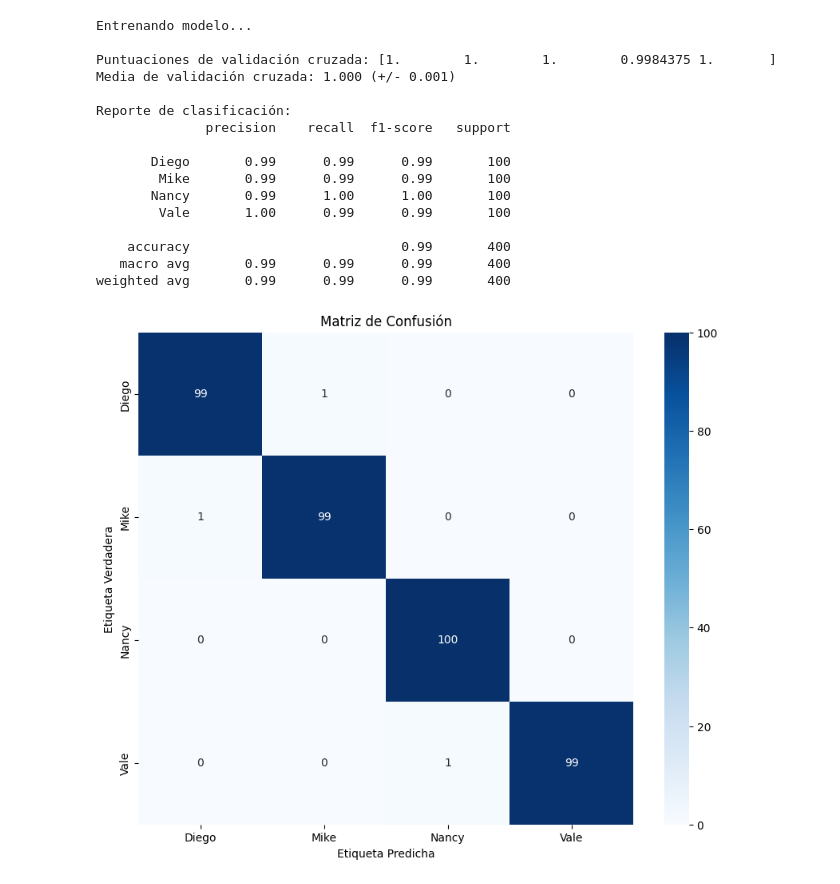
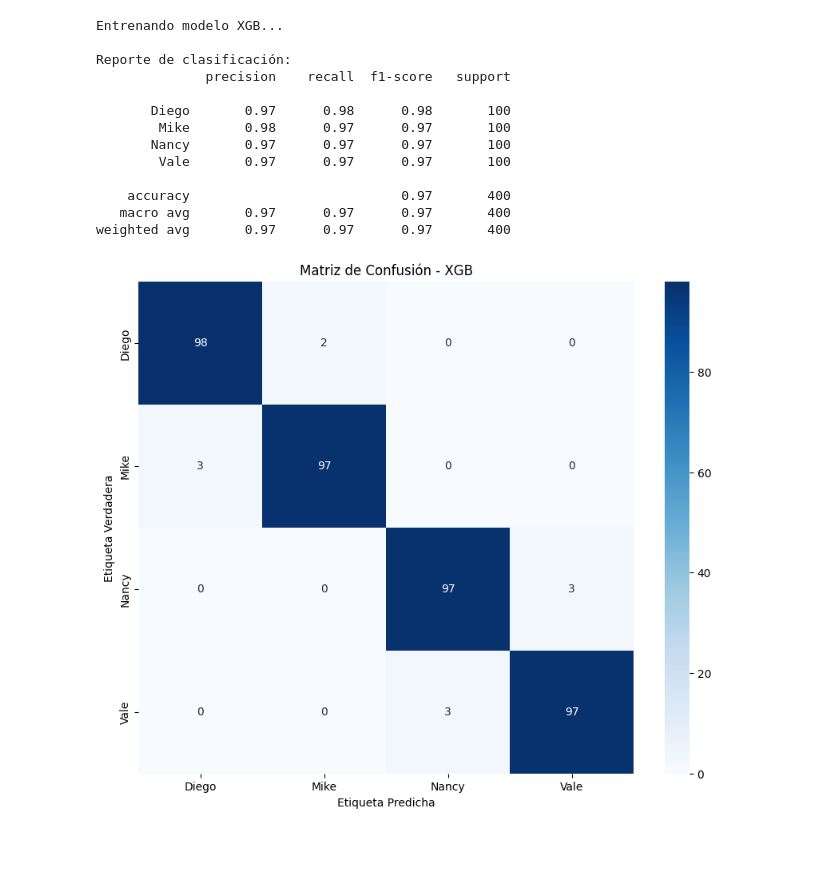
Before and after one commit to DiegoCastr00/ReconocimietoVoz, a Jupyter notebook: SpeechRecognition/speakerTrain.ipynb, the cells around one changed output. Saved outputs shown, nothing was run; the diff lists cells and outputs as text; code cells hidden in the pictures; blank space fills up the shorter version.

Commit message:
more models

```diff
--- a/SpeechRecognition/speakerTrain.ipynb
+++ b/SpeechRecognition/speakerTrain.ipynb
@@ -4,36 +4,33 @@ from AudioEnsembleClassifier import AudioEnsembleClassifier
 # %%
 def main():
     data = pd.read_csv('csv/speaker_features.csv')
     X = data.drop('persona', axis=1)
     y = data['persona']
 
     # Crear y entrenar el modelo
-    classifier = AudioEnsembleClassifier()
+    classifier = SpeakerClassifierRF()
     X_test, y_test, y_pred = classifier.train(X, y)
 
     # Guardar el modelo
-    classifier.save_model('AudioEnsembleClassifier.joblib')
+    classifier.save_model('speakerClassifierXG.joblib')
 
     # loaded_classifier = SpeakerClassifierSVM.load_model('speakerClassifier.joblib')
     # predictions = loaded_classifier.predict(new_data)
 
 if __name__ == "__main__":
     main()
 # %% [output]
-Entrenando modelo...
-
-Puntuaciones de validación cruzada: [1.        1.        1.        0.9984375 1.       ]
-Media de validación cruzada: 1.000 (+/- 0.001)
+Entrenando modelo XGB...
 
 Reporte de clasificación:
               precision    recall  f1-score   support
 
-       Diego       0.99      0.99      0.99       100
-        Mike       0.99      0.99      0.99       100
-       Nancy       0.99      1.00      1.00       100
-        Vale       1.00      0.99      0.99       100
+       Diego       0.97      0.98      0.98       100
+        Mike       0.98      0.97      0.97       100
+       Nancy       0.97      0.97      0.97       100
+        Vale       0.97      0.97      0.97       100
 
-    accuracy                           0.99       400
-   macro avg       0.99      0.99      0.99       400
-weighted avg       0.99      0.99      0.99       400
+    accuracy                           0.97       400
+   macro avg       0.97      0.97      0.97       400
+weighted avg       0.97      0.97      0.97       400
-[figure, old version]
+[figure, new version]
```
Also changed, not shown: parts of 1 cell of this notebook, 12 other files.
